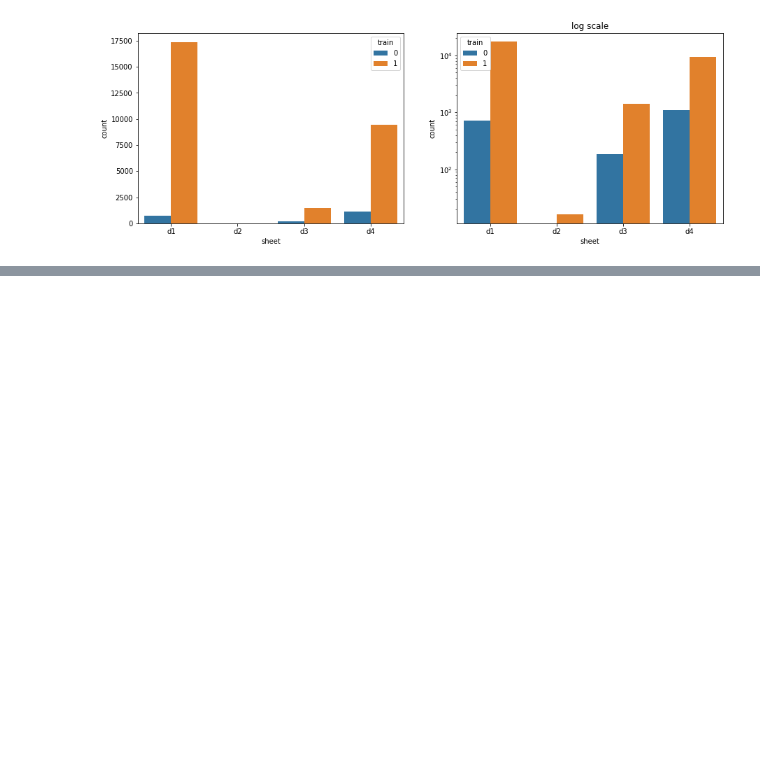
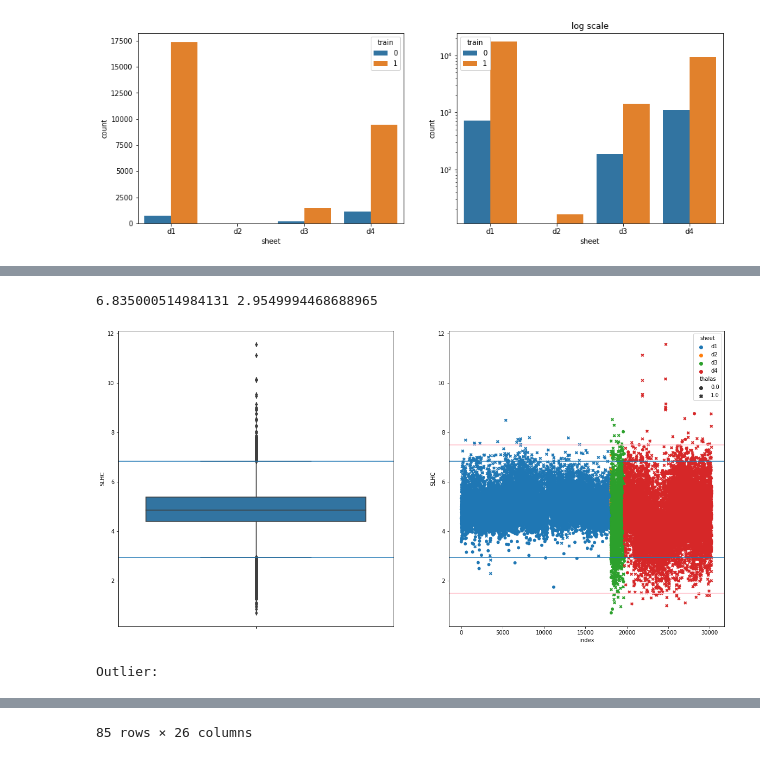
Before and after one commit to DatCanCode/thalas, a Jupyter notebook: outlier.ipynb, the cells around one changed output, grey strips where cells are left out. Cells and saved outputs as stored; diff of their text form; code cells hidden in the pictures; blank space fills up the shorter version.

Commit message:
bigger chart, cleaner code

```diff
--- a/outlier.ipynb
+++ b/outlier.ipynb
@@ -123,21 +123,34 @@ axs[1].set_title("log scale")
 Text(0.5, 1.0, 'log scale')
 [figure]
 # %%
-f = 'SLHC'
-IQR = 1.5*(data_index[f].quantile(.75) - data_index[f].quantile(.25))
+def deal_with_outlier(data, col, manual_range, fig_size, trim=False):
+    Q1 = data[col].quantile(.25)
+    Q3 = data[col].quantile(.75)
+    IQR = Q3 - Q1
+    f_max = Q3 + 1.5*IQR
+    f_min = Q1 - 1.5*IQR
 
-f_max = data_index[f].quantile(.70) + IQR
-f_min = data_index[f].quantile(.25) - IQR
+    # draw boxplot to get overview of feature (Q1, Q3, outlier)
+    fig, axs = plt.subplots(ncols=2, figsize=fig_size)
+    ax = sns.boxplot(data=data, y=col, ax=axs[0])
+    ax.axhline(f_max)
+    ax.axhline(f_min)
+    print(f_max, f_min)
 
-fig, axs = plt.subplots(ncols=2, figsize=(15, 5))
-ax = sns.boxplot(data=data_index, y=f, ax=axs[0])
-ax.axhline(f_max)
-ax.axhline(f_min)
-print(f_max, f_min)
 
-m_max = 7.5
-m_min = 1.5
-ax = sns.scatterplot(data=data_index, x="index", y=f, hue="sheet", edgecolor=[], style='thalas', ax=axs[1])
-ax.axhline(f_max), ax.axhline(f_min)
-ax.axhline(m_max, color="pink")
-ax.axhline(m_min, color="pink")
+
+    # draw scatter plot with manual range
+    m_min, m_max = manual_range
+
+    ax = sns.scatterplot(data=data, x="index", y=col, hue="sheet", edgecolor=[], style='thalas', ax=axs[1])
+    ax.axhline(f_max), ax.axhline(f_min)
+    ax.axhline(m_max, color="pink")
+    ax.axhline(m_min, color="pink")
+    plt.show(fig)
+
+    # filter
+    print("Outlier:")
+    outlier_mask = (data[col] >= m_max) | (data[col] <= m_min)
+    display(data[outlier_mask])
+
+    return data[~outlier_mask] if trim else data
@@ -511,0 +157,6 @@ data_index[(data_index[f] >= m_max) | (data_index[f] <= m_min)]
+# %%
+processed_outlier = deal_with_outlier(data_index, "SLHC", (1.5, 7.5), (20,10), trim=True)
+# %% [output]
+6.835000514984131 2.9549994468688965
+[figure, added]
+Outlier:
@@ -511,0 +175 @@ data_index[(data_index[f] >= m_max) | (data_index[f] <= m_min)]
+85 rows × 26 columns
```
Also changed, not shown: parts of 29 cells of this notebook.
